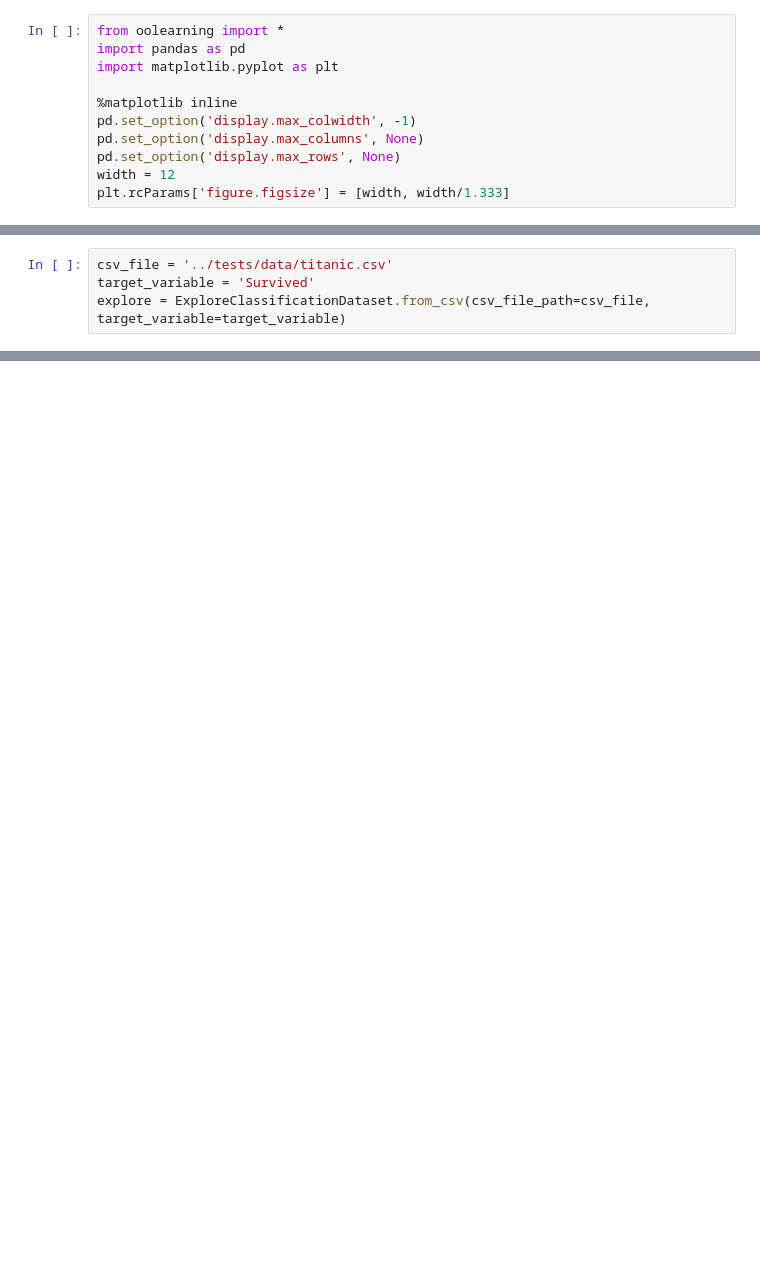
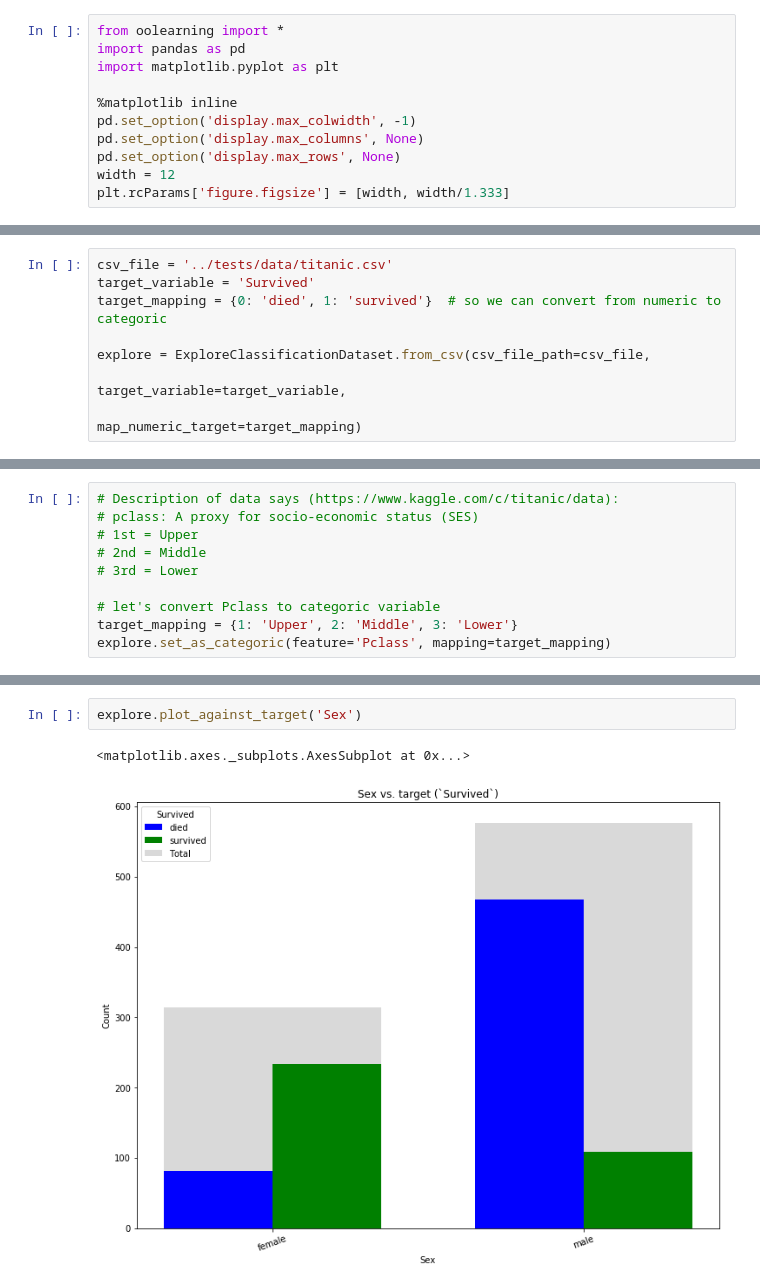
Before and after one commit to shane-kercheval/oo-learning, a Jupyter notebook: examples/Exploring Classification Dataset (Titanic).ipynb, the cells around one changed output, grey strips where cells are left out. Cells and saved outputs as stored; diff of their text form; blank space fills up the shorter version.

Commit message:
updated titanic example

```diff
--- a/examples/Exploring Classification Dataset (Titanic).ipynb
+++ b/examples/Exploring Classification Dataset (Titanic).ipynb
@@ -12,4 +16,8 @@ plt.rcParams['figure.figsize'] = [width, width/1.333]
 # %%
 csv_file = '../tests/data/titanic.csv'
 target_variable = 'Survived'
-explore = ExploreClassificationDataset.from_csv(csv_file_path=csv_file, target_variable=target_variable)
+target_mapping = {0: 'died', 1: 'survived'}  # so we can convert from numeric to categoric
+
+explore = ExploreClassificationDataset.from_csv(csv_file_path=csv_file,
+                                                        target_variable=target_variable,
+                                                        map_numeric_target=target_mapping)
@@ -17,0 +28,10 @@ ValueError: the target variable cannot be numeric to use ExploreClassificationDa
+# %%
+# Description of data says (https://www.kaggle.com/c/titanic/data):
+# pclass: A proxy for socio-economic status (SES)
+# 1st = Upper
+# 2nd = Middle
+# 3rd = Lower
+
+# let's convert Pclass to categoric variable
+target_mapping = {1: 'Upper', 2: 'Middle', 3: 'Lower'}
+explore.set_as_categoric(feature='Pclass', mapping=target_mapping)
@@ -17,0 +58,5 @@ ValueError: the target variable cannot be numeric to use ExploreClassificationDa
+# %%
+explore.plot_against_target('Sex')
+# %% [output]
+<matplotlib.axes._subplots.AxesSubplot at 0x...>
+[figure, added]
```
Also changed, not shown: parts of 8 cells of this notebook.
